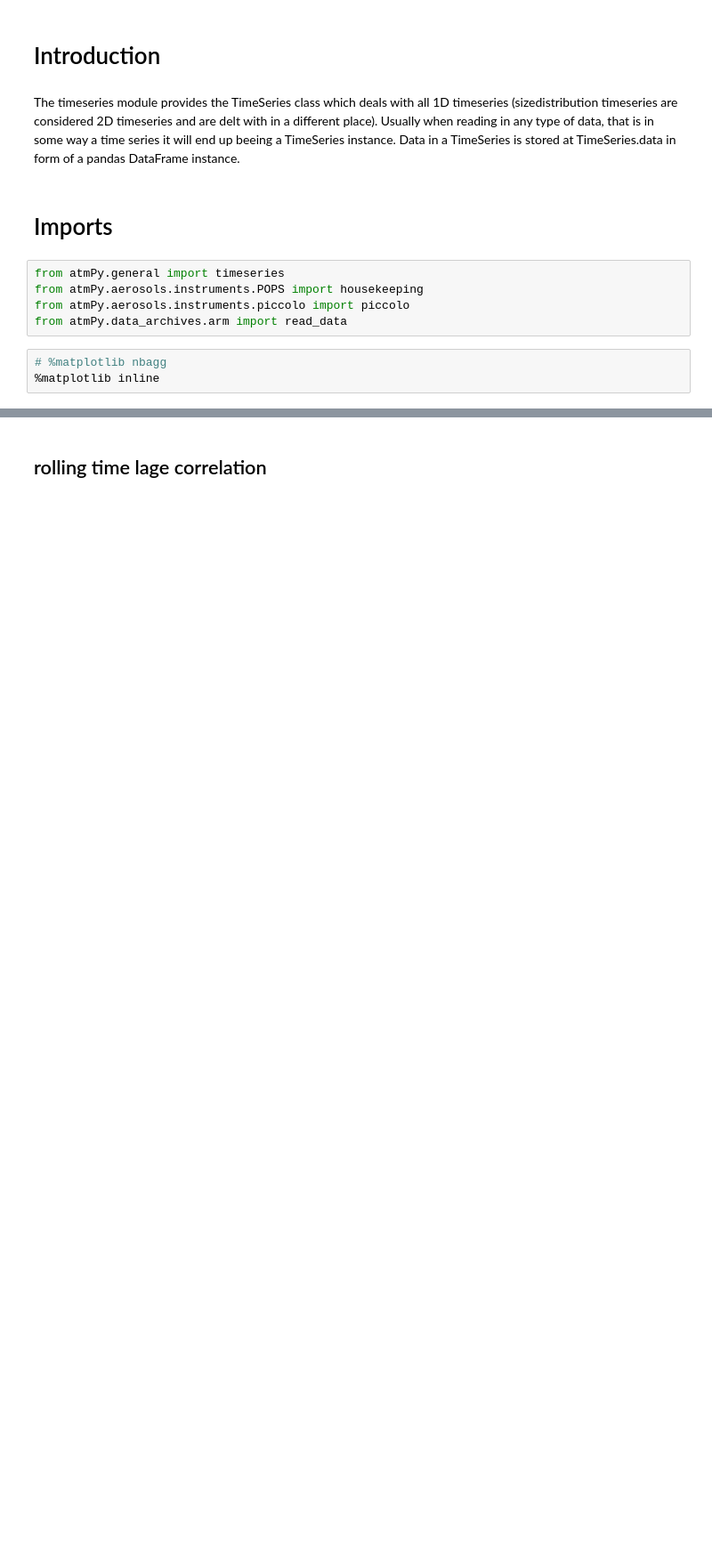
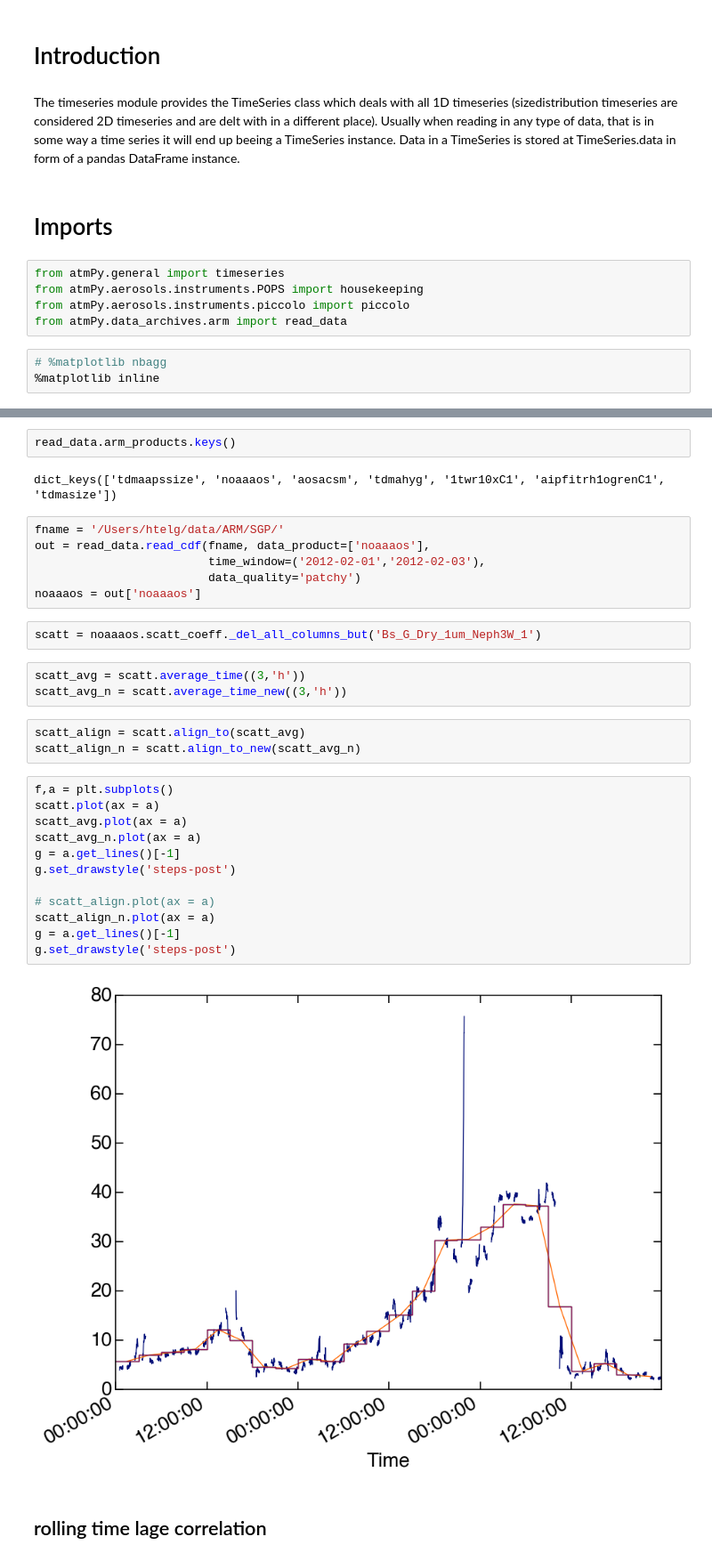
Before and after one commit to wblumberg/atm-py, a Jupyter notebook: examples/timeseries.ipynb, the cells around one changed output, grey strips where cells are left out. Shown at 89% size. Cells and saved outputs as stored; diff of their text form; blank space fills up the shorter version.

```diff
--- a/examples/timeseries.ipynb
+++ b/examples/timeseries.ipynb
@@ -15,2 +17,34 @@ from atmPy.data_archives.arm import read_data
+# %%
+read_data.arm_products.keys()
+# %% [output]
+dict_keys(['tdmaapssize', 'noaaaos', 'aosacsm', 'tdmahyg', '1twr10xC1', 'aipfitrh1ogrenC1', 'tdmasize'])
+# %%
+fname = '/Users/htelg/data/ARM/SGP/'
+out = read_data.read_cdf(fname, data_product=['noaaaos'],
+                         time_window=('2012-02-01','2012-02-03'),
+                         data_quality='patchy')
+noaaaos = out['noaaaos']
+# %%
+scatt = noaaaos.scatt_coeff._del_all_columns_but('Bs_G_Dry_1um_Neph3W_1')
+# %%
+scatt_avg = scatt.average_time((3,'h'))
+scatt_avg_n = scatt.average_time_new((3,'h'))
+# %%
+scatt_align = scatt.align_to(scatt_avg)
+scatt_align_n = scatt.align_to_new(scatt_avg_n)
+# %%
+f,a = plt.subplots()
+scatt.plot(ax = a)
+scatt_avg.plot(ax = a)
+scatt_avg_n.plot(ax = a)
+g = a.get_lines()[-1]
+g.set_drawstyle('steps-post')
+
+# scatt_align.plot(ax = a)
+scatt_align_n.plot(ax = a)
+g = a.get_lines()[-1]
+g.set_drawstyle('steps-post')
+# %% [output]
+[figure, added]
 # %% [markdown]
 ## rolling time lage correlation
```
Also changed, not shown: parts of 23 cells of this notebook, 11 other files.
